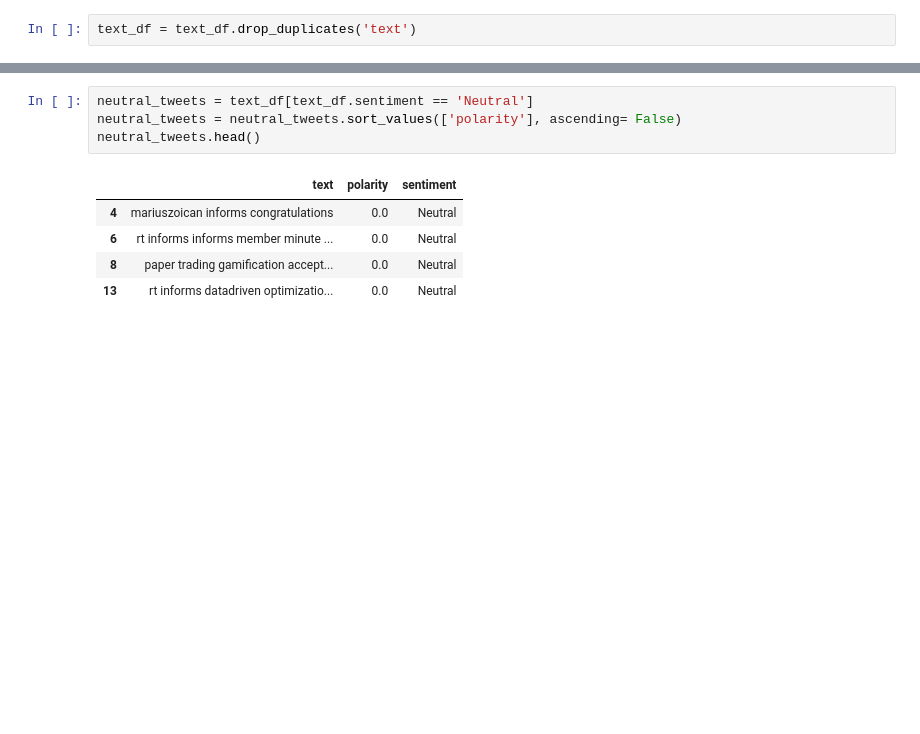
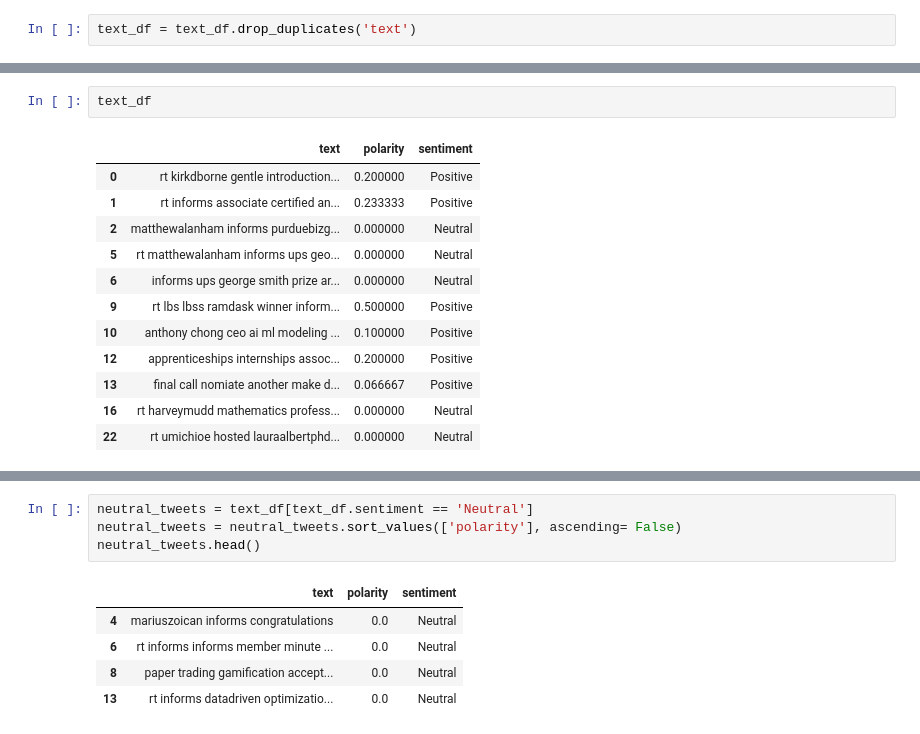
Before and after one commit to miniquinox/Twitter-api, a Jupyter notebook: sentimental_analysis.ipynb, the cells around one changed output, grey strips where cells are left out. Drawn from its saved outputs; the diff is of its cells as text; blank space fills up the shorter version.

```diff
--- a/sentimental_analysis.ipynb
+++ b/sentimental_analysis.ipynb
@@ -223,0 +225,15 @@ plt.show()
+# %%
+text_df
+# %% [output]
+|  | text | polarity | sentiment |
+| 0 | rt kirkdborne gentle introduction... | 0.200000 | Positive |
+| 1 | rt informs associate certified an... | 0.233333 | Positive |
+| 2 | matthewalanham informs purduebizg... | 0.000000 | Neutral |
+| 5 | rt matthewalanham informs ups geo... | 0.000000 | Neutral |
+| 6 | informs ups george smith prize ar... | 0.000000 | Neutral |
+| 9 | rt lbs lbss ramdask winner inform... | 0.500000 | Positive |
+| 10 | anthony chong ceo ai ml modeling ... | 0.100000 | Positive |
+| 12 | apprenticeships internships assoc... | 0.200000 | Positive |
+| 13 | final call nomiate another make d... | 0.066667 | Positive |
+| 16 | rt harveymudd mathematics profess... | 0.000000 | Neutral |
+| 22 | rt umichioe hosted lauraalbertphd... | 0.000000 | Neutral |
```
Also changed, not shown: parts of 14 cells of this notebook, 7 other files.
